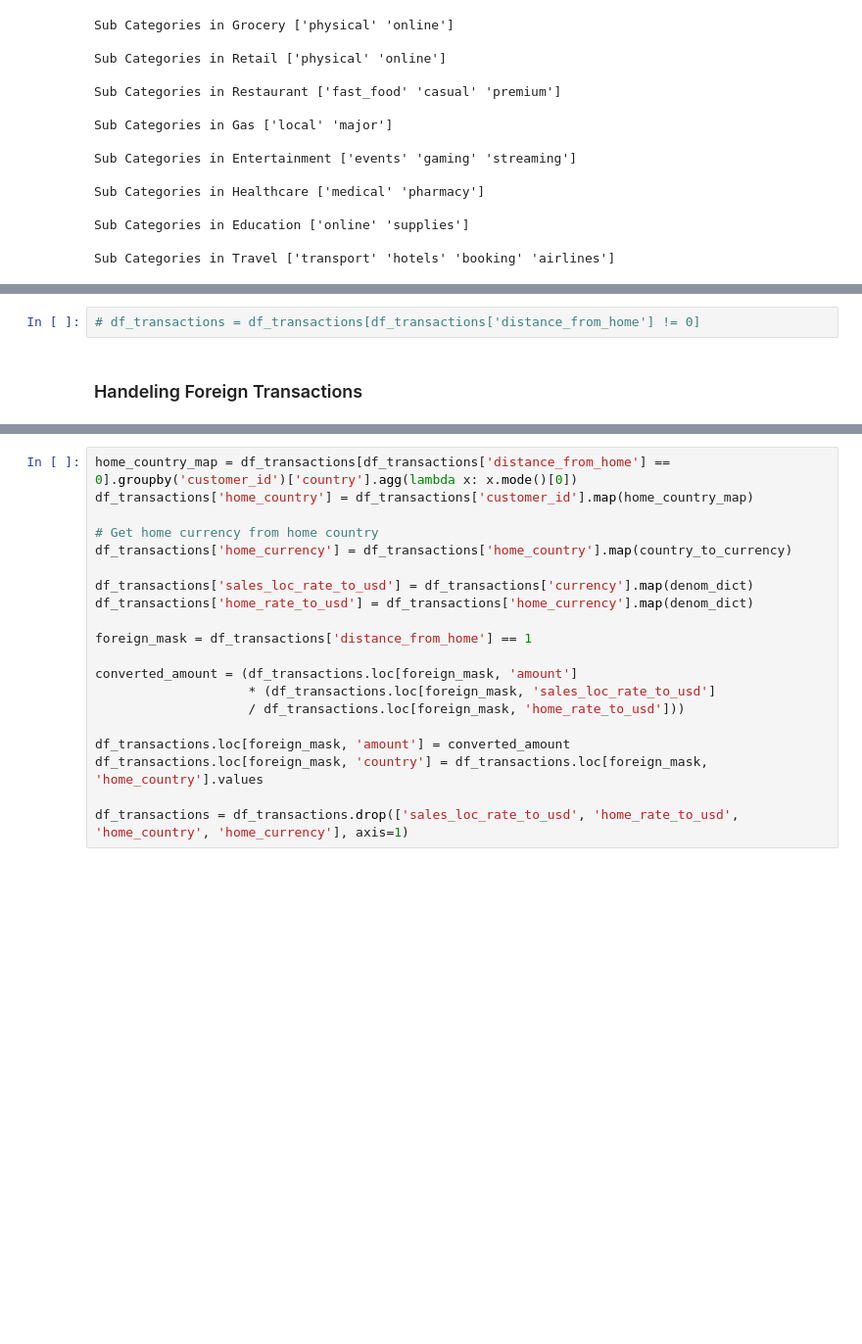
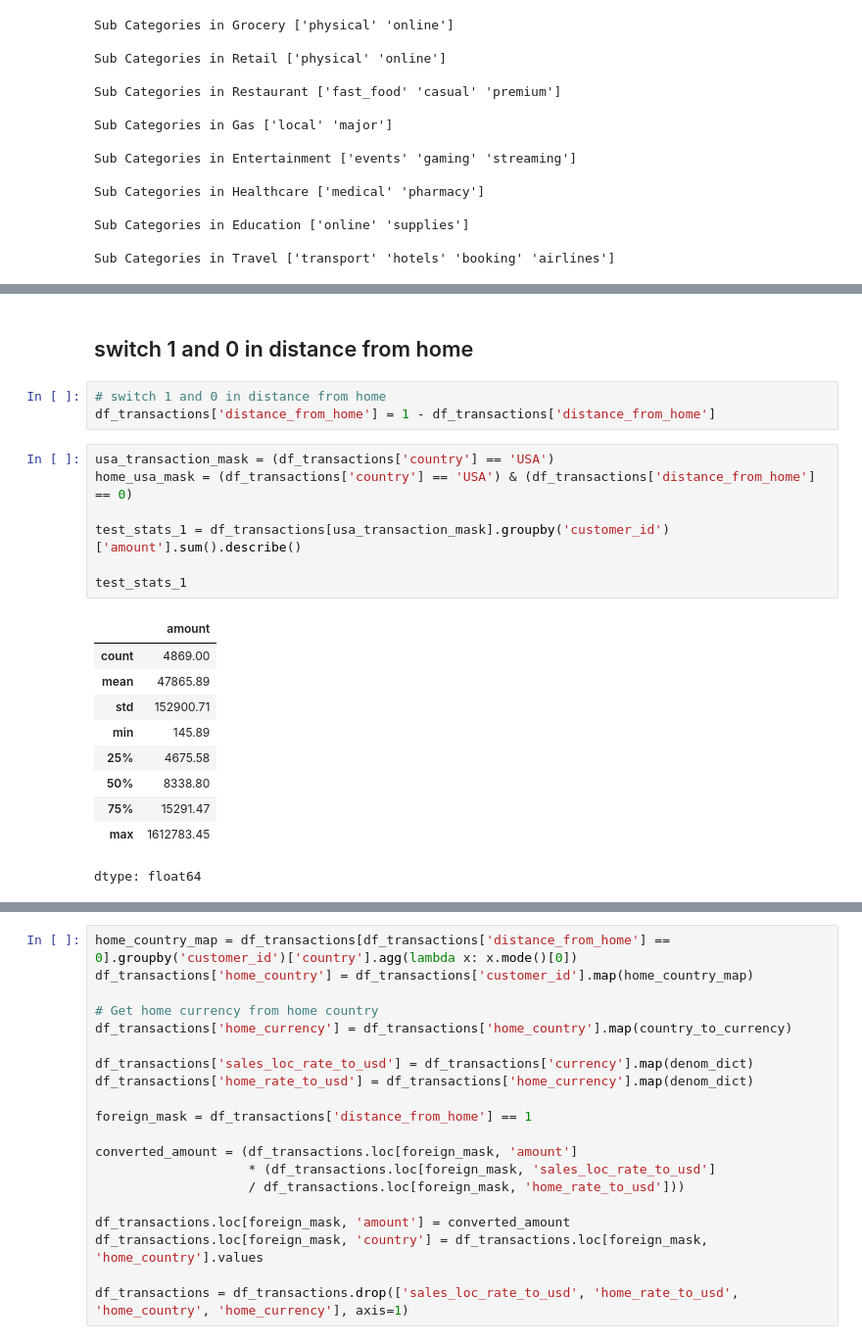
Before and after one commit to jeelfaldu7/Smart-Budget-Planner-Benchmarking-Forecasting-Engine, a Jupyter notebook: Data-Science/November_Code_Jam_DS.ipynb, the cells around one changed output, grey strips where cells are left out. Shown at 98% size. Drawn from its saved outputs; the diff is of its cells as text; blank space fills up the shorter version.

```diff
--- a/Data-Science/November_Code_Jam_DS.ipynb
+++ b/Data-Science/November_Code_Jam_DS.ipynb
@@ -309,5 +310,24 @@ max     106504.91
 Name: amount, dtype: float64
-# %%
-# df_transactions = df_transactions[df_transactions['distance_from_home'] != 0]
-# %% [markdown]
-### Handeling Foreign Transactions
+# %% [markdown]
+## switch 1 and 0 in distance from home
+# %%
+# switch 1 and 0 in distance from home
+df_transactions['distance_from_home'] = 1 - df_transactions['distance_from_home']
+# %%
+usa_transaction_mask = (df_transactions['country'] == 'USA')
+home_usa_mask = (df_transactions['country'] == 'USA') & (df_transactions['distance_from_home'] == 0)
+
+test_stats_1 = df_transactions[usa_transaction_mask].groupby('customer_id')['amount'].sum().describe()
+
+test_stats_1
+# %% [output]
+|  | amount |
+| count | 4869.00 |
+| mean | 47865.89 |
+| std | 152900.71 |
+| min | 145.89 |
+| 25% | 4675.58 |
+| 50% | 8338.80 |
+| 75% | 15291.47 |
+| max | 1612783.45 |
+dtype: float64
```
Also changed, not shown: parts of 22 cells of this notebook.
